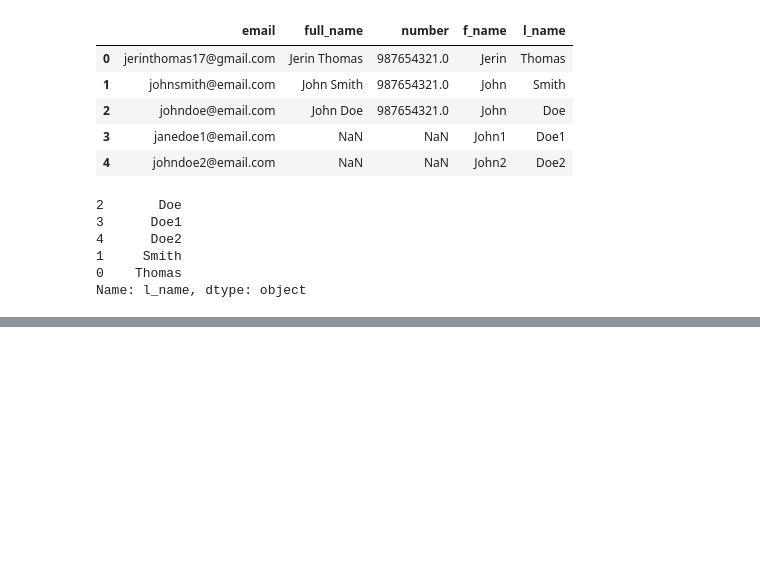
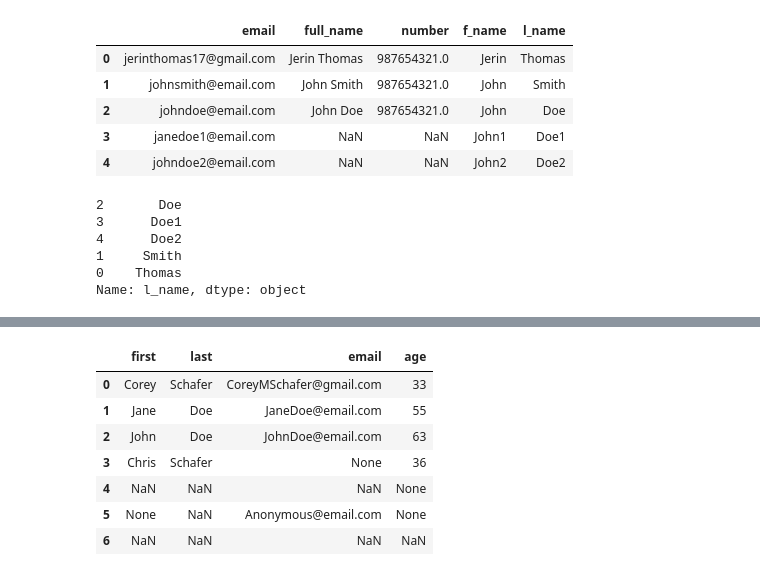
Before and after one commit to jerin17/numpy-pandas, a Jupyter notebook: snippets.ipynb, the cells around one changed output, grey strips where cells are left out. Drawn from its saved outputs; the diff is of its cells as text; code cells hidden in the pictures; blank space fills up the shorter version.

```diff
--- a/snippets.ipynb
+++ b/snippets.ipynb
@@ -573,0 +629,15 @@ Name: l_name, dtype: object
+# %%
+# Custom misisng values: NA/Missing
+df2 = pd.DataFrame(data)
+df2.replace('NA', np.nan, inplace=True)
+df2.replace('Missing', np.nan, inplace=True)
+df2
+# %% [output]
+|  | first | last | email | age |
+| 0 | Corey | Schafer | CoreyMSchafer@gmail.com | 33 |
+| 1 | Jane | Doe | JaneDoe@email.com | 55 |
+| 2 | John | Doe | JohnDoe@email.com | 63 |
+| 3 | Chris | Schafer | None | 36 |
+| 4 | NaN | NaN | NaN | None |
+| 5 | None | NaN | Anonymous@email.com | None |
+| 6 | NaN | NaN | NaN | NaN |
```
Also changed, not shown: parts of 11 cells of this notebook, 3 other files.
